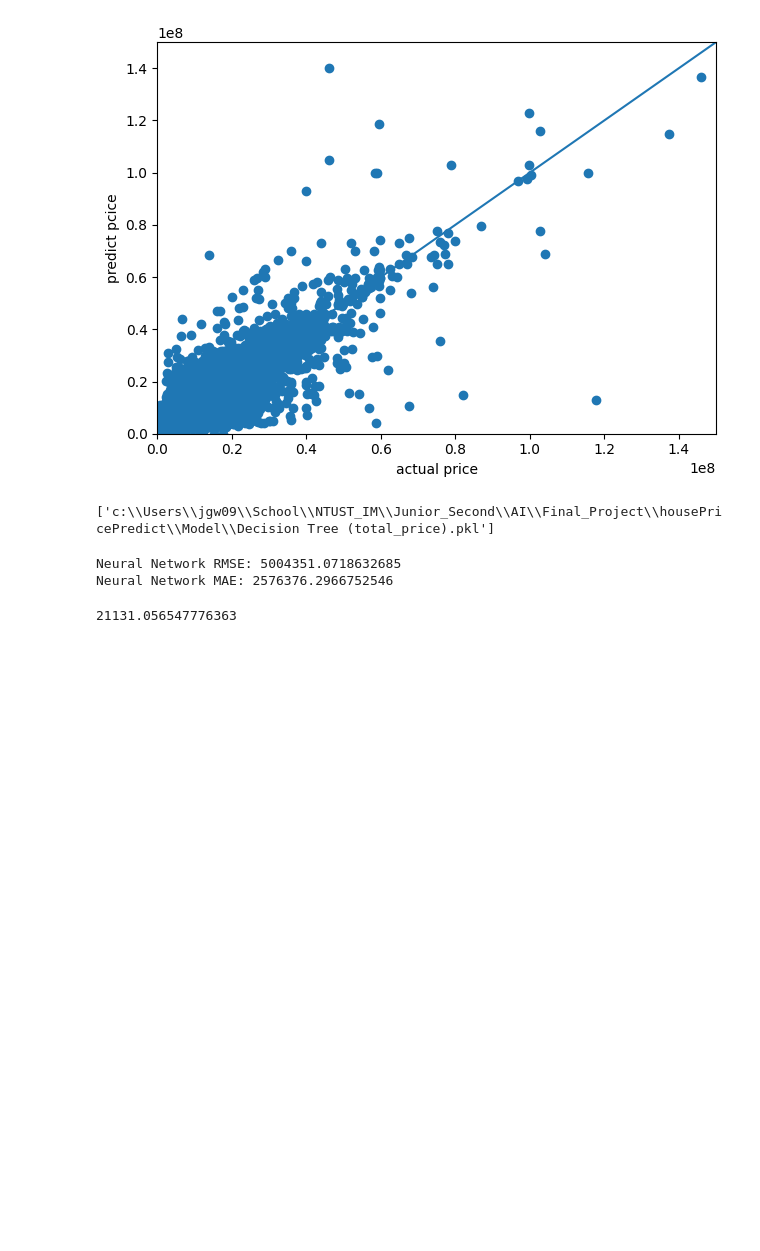
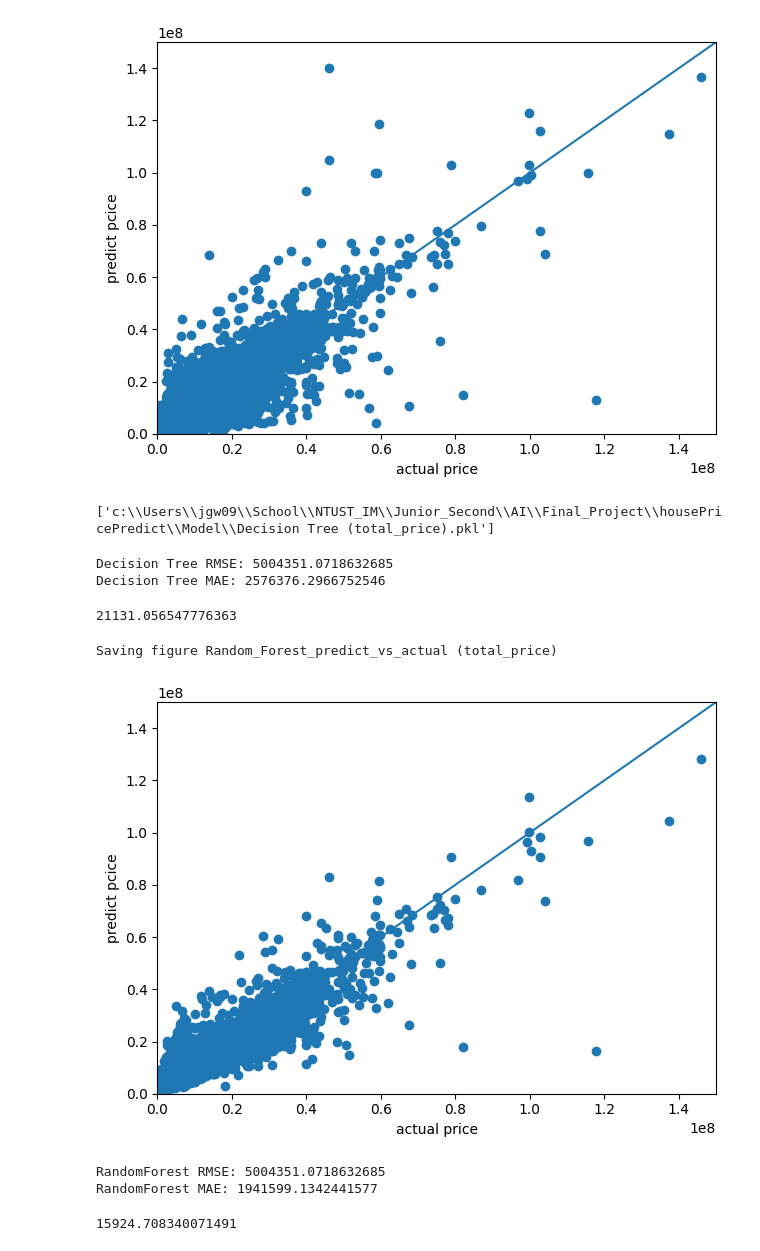
Before and after one commit to jgw0915/housePricePredict, a Jupyter notebook: Scripts/house_total_price.ipynb, the cells around one changed output. Cells and saved outputs as stored; diff of their text form; code cells hidden in the pictures; blank space fills up the shorter version.

```diff
--- a/Scripts/house_total_price.ipynb
+++ b/Scripts/house_total_price.ipynb
@@ -371,14 +372,56 @@ import numpy as np
 
 '''Compute Model's error'''
 dt_reg_rmse = mean_squared_error(y_test, y_predict,squared=False)
-print('Neural Network RMSE:',dt_reg_rmse)
+print('Decision Tree RMSE:',dt_reg_rmse)
 dt_reg_mean = np.mean(np.abs(y_test - y_predict))
-print("Neural Network MAE: {}".format(dt_reg_mean))
+print("Decision Tree MAE: {}".format(dt_reg_mean))
 # %% [output]
-Neural Network RMSE: 5004351.0718632685
-Neural Network MAE: 2576376.2966752546
+Decision Tree RMSE: 5004351.0718632685
+Decision Tree MAE: 2576376.2966752546
 # %%
 average_price_mean = dt_reg_mean/x_test['building_area'].mean()
 average_price_mean
 # %% [output]
 21131.056547776363
+# %%
+from sklearn.ensemble import RandomForestRegressor
+
+# Model Path
+Model_Folder_path = os.path.join(parent_directory, 'Model')
+Model_File_Name = 'Random Forest Regression (total_price).pkl'
+Model_path = os.path.join(Model_Folder_path, Model_File_Name)
+
+if os.path.exists(Model_path):
+    RF_reg = joblib.load(Model_path)
+else:
+    RF_reg = RandomForestRegressor()
+    RF_reg.fit(x_train, y_train)
+    # Save Model
+    joblib.dump(RF_reg,Model_path)
+
+result = RF_reg.score(x_test, y_test)
+y_predict = RF_reg.predict(x_test)
+
+
+plt.xlabel("actual price") # x軸的標題
+plt.ylabel("predict pcice") # y軸的標題
+plt.xlim(0, 150000000) # x軸的範圍
+plt.ylim(0, 150000000) # y軸的範圍
+plt.plot([0,150000000], [0,150000000]) # 劃一條基準線
+plt.scatter(y_test, y_predict) # 比對預測跟實際的差別
+save_fig("Random_Forest_predict_vs_actual (total_price)") # 儲存圖形
+plt.show() # 察看結果
+
+RF_reg_rmse = mean_squared_error(y_test, y_predict,squared=False)
+print('RandomForest RMSE:',dt_reg_rmse)
+RF_reg_mean = np.mean(np.abs(y_test - y_predict))
+print("RandomForest MAE: {}".format(RF_reg_mean))
+
+average_price_mean = RF_reg_mean/x_test['building_area'].mean()
+average_price_mean
+# %% [output]
+Saving figure Random_Forest_predict_vs_actual (total_price)
+[figure, added]
+RandomForest RMSE: 5004351.0718632685
+RandomForest MAE: 1941599.1342441577
+15924.708340071491
```
Also changed, not shown: parts of 2 cells of this notebook, 1 other file.
